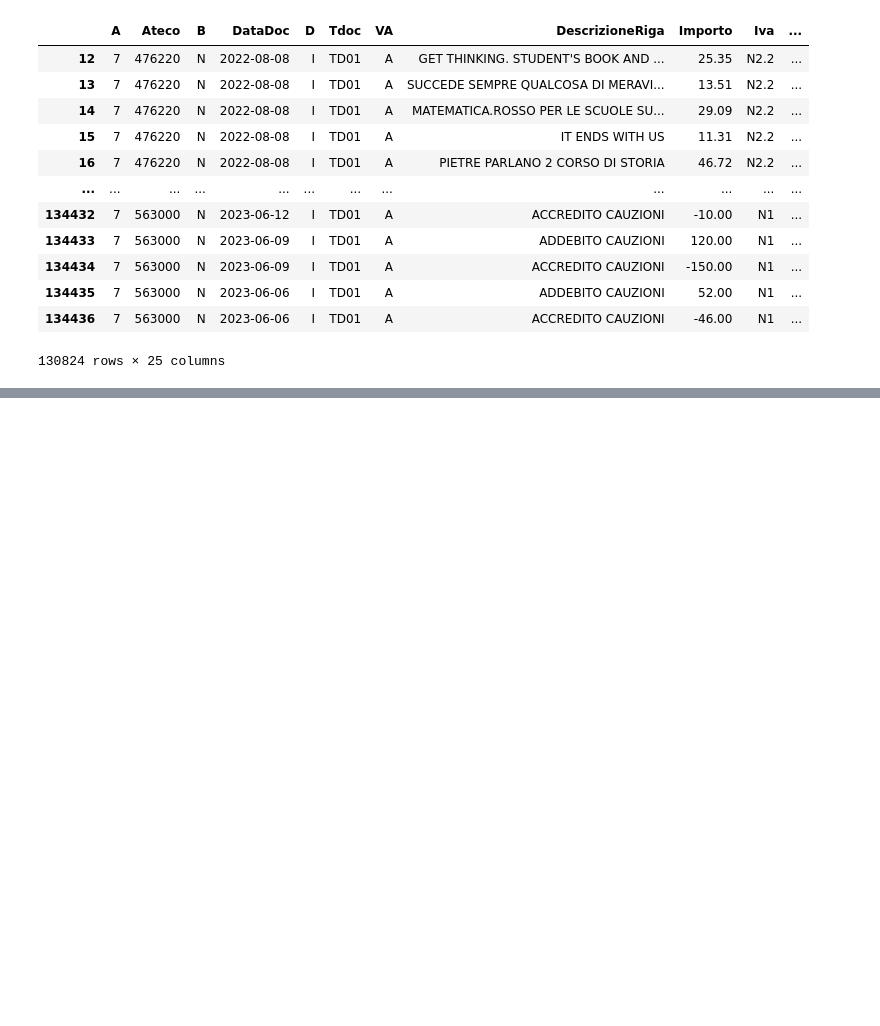
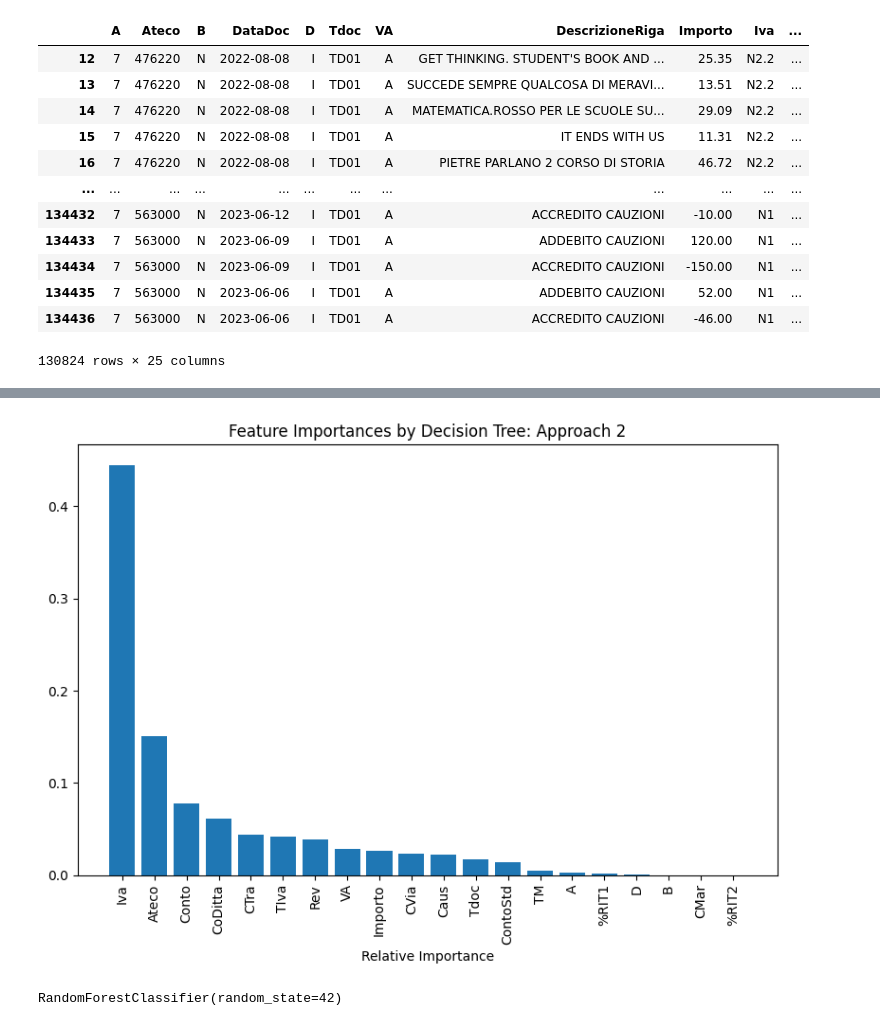
Before and after one commit to omartemirgali/Machine_Learning_Project_2024, a Jupyter notebook: ml_project_final.ipynb, the cells around one changed output, grey strips where cells are left out. Saved outputs shown, nothing was run; the diff lists cells and outputs as text; code cells hidden in the pictures; blank space fills up the shorter version.

```diff
--- a/ml_project_final.ipynb
+++ b/ml_project_final.ipynb
@@ -285,0 +485,4 @@ memory usage: 22.0+ MB
+# %%
+#defining a multinomial logistic regression model and fitting in train dataset
+model_lg = LogisticRegression(multi_class='multinomial', solver='lbfgs')
+model_lg.fit(X_train, y_train)
@@ -285,0 +516,4 @@ memory usage: 22.0+ MB
+# %%
+#defining simple SupportVectorMachine classifier model and fitting in train dataset
+model_svc = SVC()
+model_svc.fit(X_train, y_train)
@@ -285,0 +547,4 @@ memory usage: 22.0+ MB
+# %%
+#defining KNeighborsClassifier and fitting in train dataset
+model_knn = KNeighborsClassifier()
+model_knn.fit(X_train, y_train)
@@ -285,0 +578,4 @@ memory usage: 22.0+ MB
+# %%
+#defining DecisionTreeClassifier model and fitting in train dataset
+model_dt = DecisionTreeClassifier()
+model_dt.fit(X_train, y_train)
@@ -285,0 +609,21 @@ memory usage: 22.0+ MB
+# %%
+#storing feature importance numbers for the decision tree model
+dt_importances = model_dt.feature_importances_
+
+#visualizing feature importance
+indices = np.argsort(dt_importances)[::-1]
+plt.figure(figsize=(8, 6))
+plt.title('Feature Importances by Decision Tree: Approach 2')
+plt.bar(range(X_train.shape[1]), dt_importances[indices], align='center')
+plt.xticks(range(X_train.shape[1]), X_train.columns[indices], rotation=90)
+plt.xlabel('Relative Importance')
+plt.tight_layout()
+plt.show()
+# %% [output]
+[figure, added]
+# %%
+#defining RadnomForest model and fitting in train dataset
+model_rf = RandomForestClassifier(n_estimators=100, random_state=42)
+model_rf.fit(X_train, y_train)
+# %% [output]
+RandomForestClassifier(random_state=42)
```
Also changed, not shown: parts of 116 cells of this notebook.
